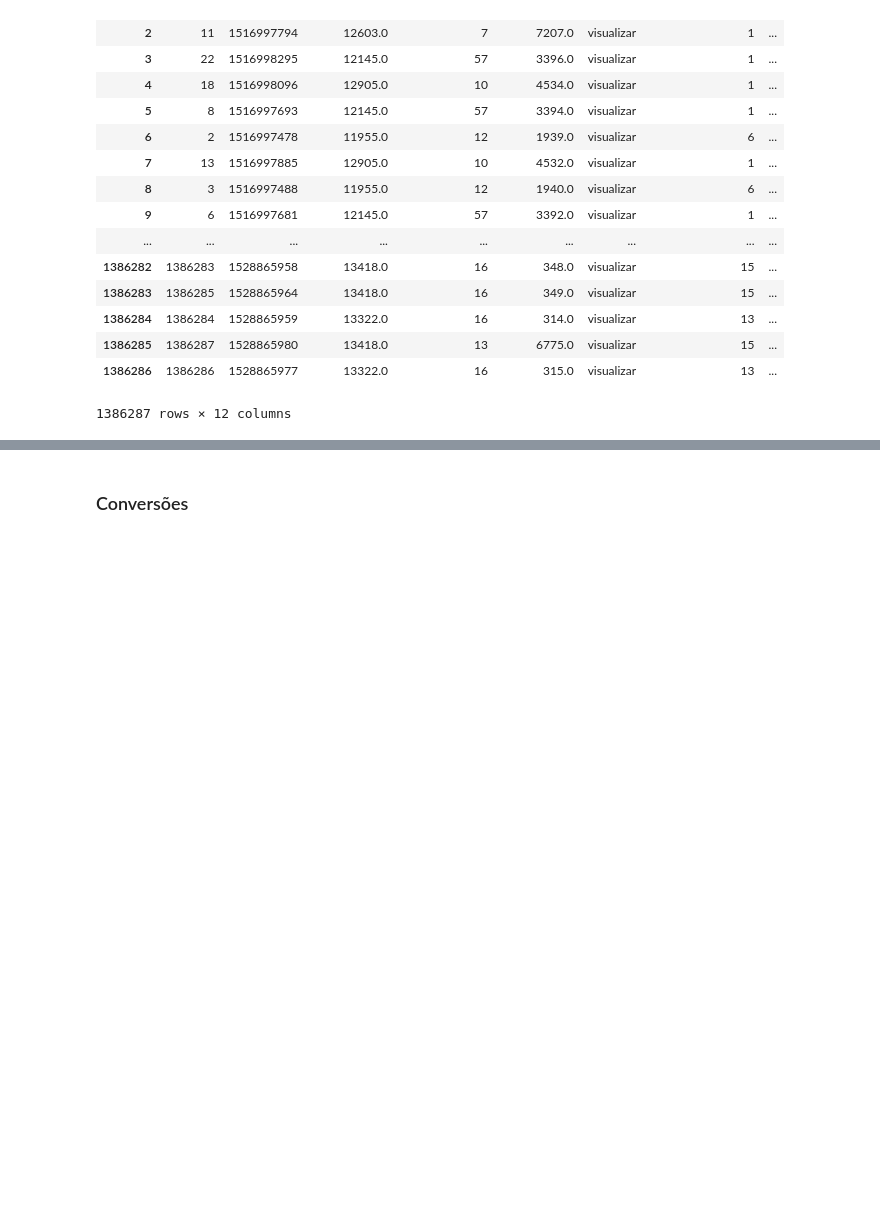
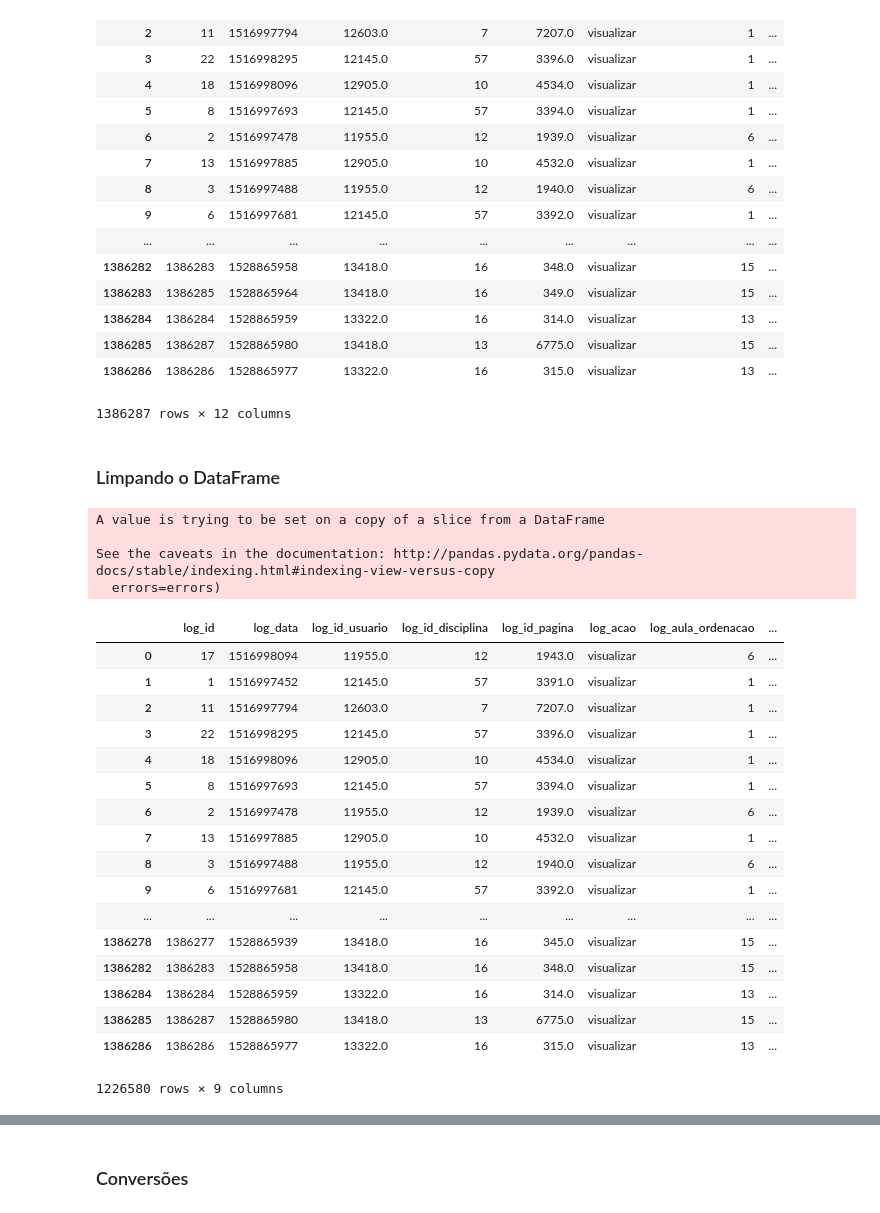
Before and after one commit to SeuRAUL/TccUfrn, a Jupyter notebook: BDTecIMD.ipynb, the cells around one changed output, grey strips where cells are left out. Cells and saved outputs as stored; diff of their text form; code cells hidden in the pictures; blank space fills up the shorter version.

```diff
--- a/BDTecIMD.ipynb
+++ b/BDTecIMD.ipynb
@@ -49,6 +49,42 @@ log
 | 1386285 | 1386287 | 1528865980 | 13418.0 | 13 | 6775.0 | visualizar | 15 | ... |
 | 1386286 | 1386286 | 1528865977 | 13322.0 | 16 | 315.0 | visualizar | 13 | ... |
 1386287 rows × 12 columns
+# %% [markdown]
+### Limpando o DataFrame
+# %%
+# Removendo ação 'exibir', desnescessária
+log = log.loc[log.log_acao == 'visualizar']
+
+# Removendo colunas desnecessárias
+log.drop(columns=['log_uniqid', 'log_uniqid', 'log_ip', 'log_user_agent'], inplace=True)
+# %% [output]
+A value is trying to be set on a copy of a slice from a DataFrame
+
+See the caveats in the documentation: http://pandas.pydata.org/pandas-docs/stable/indexing.html#indexing-view-versus-copy
+  errors=errors)
+# %%
+#removendo ações de log sem scroll e tempo, ou seja, que não há ação alguma na página.
+log = log.loc[(log.log_scroll == 't') | (log.log_tempo == 't')]
+log
+# %% [output]
+|  | log_id | log_data | log_id_usuario | log_id_disciplina | log_id_pagina | log_acao | log_aula_ordenacao | ... |
+| 0 | 17 | 1516998094 | 11955.0 | 12 | 1943.0 | visualizar | 6 | ... |
+| 1 | 1 | 1516997452 | 12145.0 | 57 | 3391.0 | visualizar | 1 | ... |
+| 2 | 11 | 1516997794 | 12603.0 | 7 | 7207.0 | visualizar | 1 | ... |
+| 3 | 22 | 1516998295 | 12145.0 | 57 | 3396.0 | visualizar | 1 | ... |
+| 4 | 18 | 1516998096 | 12905.0 | 10 | 4534.0 | visualizar | 1 | ... |
+| 5 | 8 | 1516997693 | 12145.0 | 57 | 3394.0 | visualizar | 1 | ... |
+| 6 | 2 | 1516997478 | 11955.0 | 12 | 1939.0 | visualizar | 6 | ... |
+| 7 | 13 | 1516997885 | 12905.0 | 10 | 4532.0 | visualizar | 1 | ... |
+| 8 | 3 | 1516997488 | 11955.0 | 12 | 1940.0 | visualizar | 6 | ... |
+| 9 | 6 | 1516997681 | 12145.0 | 57 | 3392.0 | visualizar | 1 | ... |
+| ... | ... | ... | ... | ... | ... | ... | ... | ... |
+| 1386278 | 1386277 | 1528865939 | 13418.0 | 16 | 345.0 | visualizar | 15 | ... |
+| 1386282 | 1386283 | 1528865958 | 13418.0 | 16 | 348.0 | visualizar | 15 | ... |
+| 1386284 | 1386284 | 1528865959 | 13322.0 | 16 | 314.0 | visualizar | 13 | ... |
+| 1386285 | 1386287 | 1528865980 | 13418.0 | 13 | 6775.0 | visualizar | 15 | ... |
+| 1386286 | 1386286 | 1528865977 | 13322.0 | 16 | 315.0 | visualizar | 13 | ... |
+1226580 rows × 9 columns
 # %%
 # Dimensão do banco, linhas e colunas
 log.shape
```
Also changed, not shown: parts of 32 cells of this notebook.
